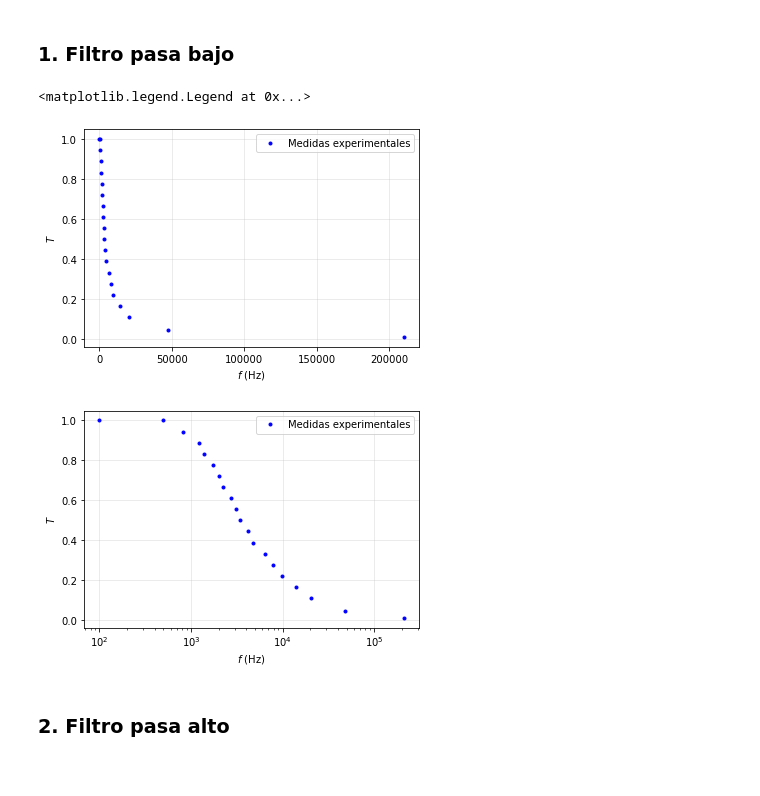
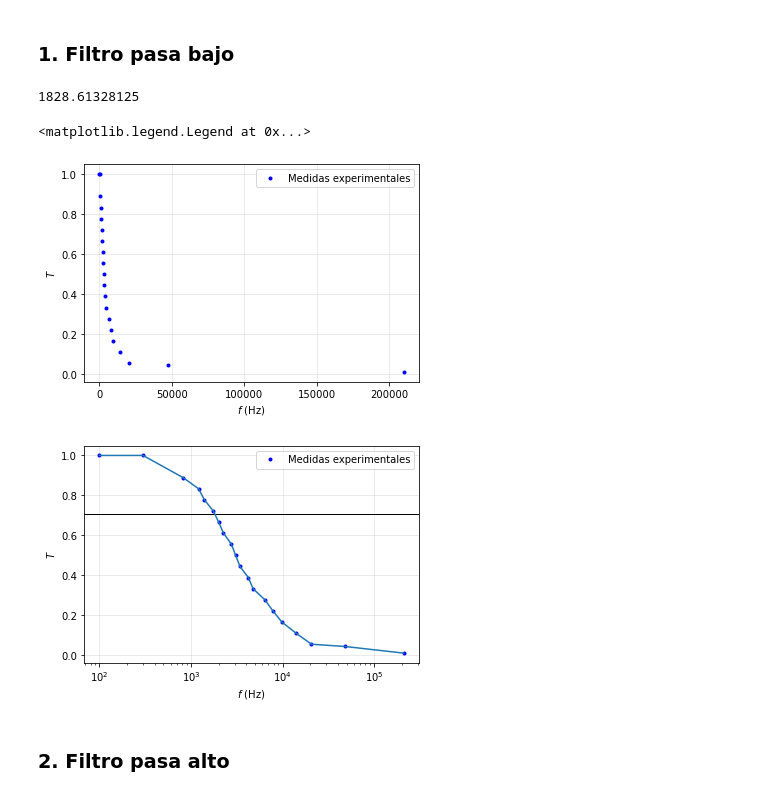
Before and after one commit to franceba3/PLIII, a Jupyter notebook: LEM12/RC/plotRC.ipynb, the cells around one changed output. Cells and saved outputs as stored; diff of their text form; code cells hidden in the pictures.

```diff
--- a/LEM12/RC/plotRC.ipynb
+++ b/LEM12/RC/plotRC.ipynb
@@ -2,33 +2,53 @@
 import numpy as np
 import matplotlib.pyplot as plt
 from pandas import read_excel
+from scipy.interpolate import interp1d
+
+
+def my_bisection(f, a, b, tol):
+    if np.sign(f(a)) == np.sign(f(b)):
+        raise Exception("The scalars a and b do not bound a root")
+    m = (a + b)/2
+    if np.abs(f(m)) < tol:
+        return m
+    elif np.sign(f(a)) == np.sign(f(m)):
+        return my_bisection(f, m, b, tol)
+    elif np.sign(f(b)) == np.sign(f(m)):
+        return my_bisection(f, a, m, tol)
 # %% [markdown]
 ### 1. Filtro pasa bajo
 # %%
 dfbajo = read_excel("data.xlsx", sheet_name = "bajo").to_numpy()
 
 
 plt.figure(1)
 plt.plot(dfbajo[:,0], dfbajo[:,2], "b.", label = "Medidas experimentales", )
 #plt.errorbar(dfbajo[:,0], dfbajo[:,2], yerr = dfbajo[:,4], ls = "none")
 plt.grid(alpha = 0.3)
 plt.ylabel("$T$")
 plt.xlabel("$f$ (Hz)")
 plt.legend()
 
 
 plt.figure(2)
 plt.plot(dfbajo[:,0], dfbajo[:,2], "b.", label = "Medidas experimentales")
+plt.grid(alpha = 0.3)
+plt.axhline(y = np.sqrt(2) ** -1, color = 'k', linewidth = 1)
+f = interp1d(dfbajo[:,0], dfbajo[:,2] - np.sqrt(2) ** -1, kind = "cubic")
+g = interp1d(dfbajo[:,0], dfbajo[:,2])
+x = my_bisection(f, 1000, 3000, 1e-5)
 #plt.errorbar(dfbajo[:,0], dfbajo[:,2], yerr = dfbajo[:,4], xerr = None, ls = "none")
-plt.grid(alpha = 0.3)
+print(x)
+plt.plot(dfbajo[:,0], g(dfbajo[:,0]))
 plt.ylabel("$T$")
 plt.xlabel("$f$ (Hz)")
 plt.xscale("log")
 plt.legend()
 # %% [output]
-<matplotlib.legend.Legend at 0x...>
+1828.61328125
+<matplotlib.legend.Legend at 0x...>
-[figure, old version]
+[figure, new version]
-[figure, old version]
+[figure, new version]
 # %% [markdown]
 ### 2. Filtro pasa alto
 # %%
```
Also changed, not shown: parts of 1 cell of this notebook, 18 other files.
